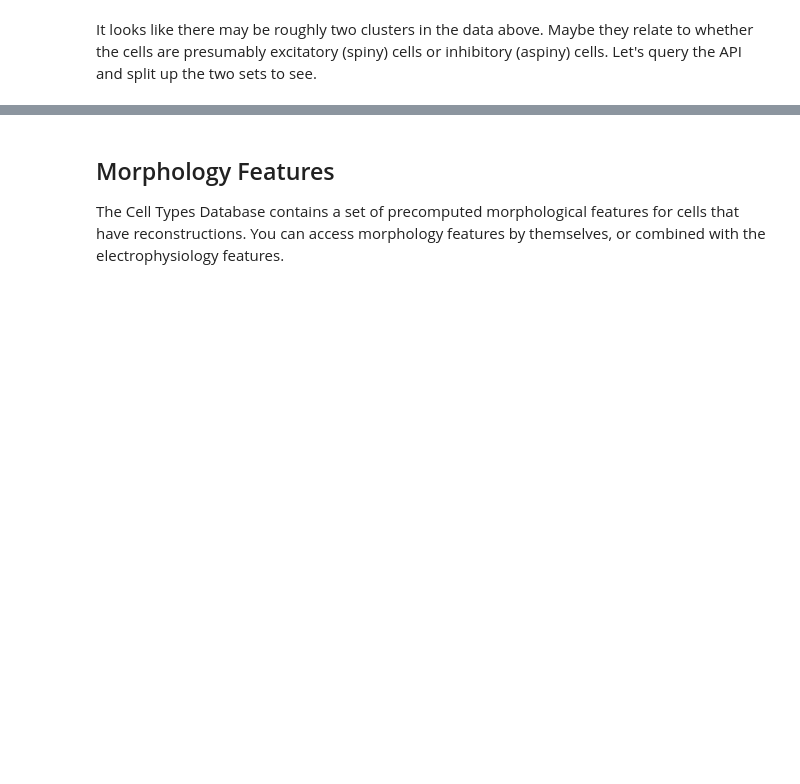
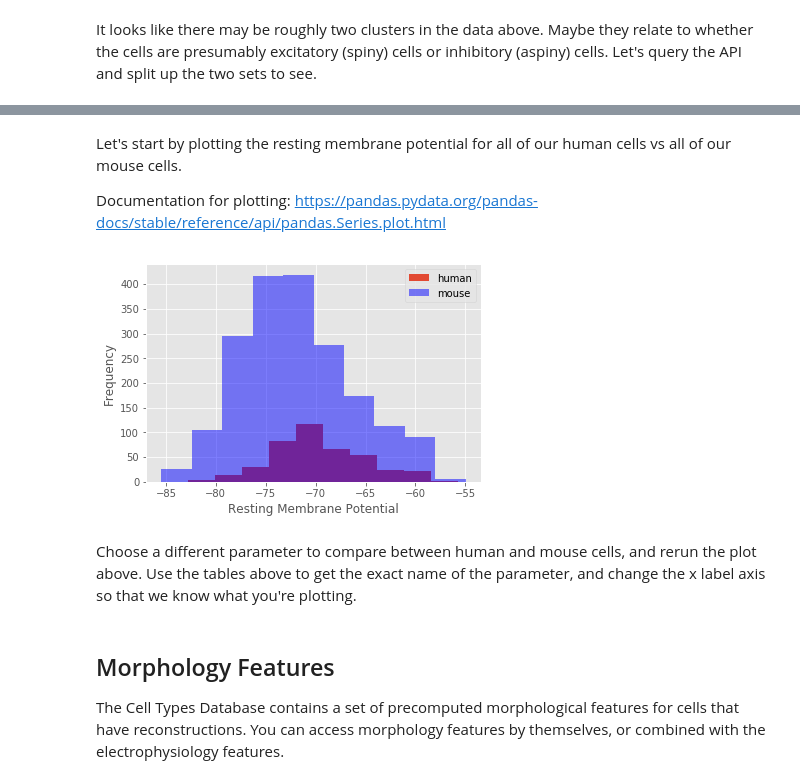
Before and after one commit to ajuavinett/BIPN145, a Jupyter notebook: Computer Lab #1 - Electrophysiology Cell Types.ipynb, the cells around one changed output, grey strips where cells are left out. Drawn from its saved outputs; the diff is of its cells as text; code cells hidden in the pictures; blank space fills up the shorter version.

```diff
--- a/Computer Lab #1 - Electrophysiology Cell Types.ipynb
+++ b/Computer Lab #1 - Electrophysiology Cell Types.ipynb
@@ -268,0 +230,14 @@ plt.show()
+# %%
+# make a dataframe out of ephys features
+ephys_features_df = pd.DataFrame.from_records(ephys_features)
+ephys_features_df.head(1)
+
+# grab mouse data and merge with dataframe
+mouse_cells = ctc.get_cells(species=[CellTypesApi.MOUSE])
+mouse_df = pd.DataFrame(mouse_cells)
+mouse_ephys_df = pd.merge(mouse_df,ephys_features_df,left_on='id',right_on='specimen_id',how='left')
+
+# grab human data and merge with dataframe
+human_cells = ctc.get_cells(species=[CellTypesApi.HUMAN])
+human_df = pd.DataFrame(human_cells)
+human_ephys_df = pd.merge(human_df,ephys_features_df,left_on='id',right_on='specimen_id',how='left')
@@ -269,3 +274,22 @@ plt.show()
+# %% [markdown]
+Let's start by plotting the resting membrane potential for all of our human cells vs all of our mouse cells.
+
+Documentation for plotting: https://pandas.pydata.org/pandas-docs/stable/reference/api/pandas.Series.plot.html
+# %%
+fig = plt.figure()
+
+# below it is set to plot input resistance ("ri"). this is where you can change what is being plotted.
+axes = human_ephys_df['vrest'].plot(kind="hist")
+axes = mouse_ephys_df['vrest'].plot(kind="hist",fc=(0, 0, 1, 0.5))
+
+# this is where you should change the label:
+axes.set_xlabel('Resting Membrane Potential')
+axes.legend(['human','mouse'])
+plt.show()
+# %% [output]
+[figure, added]
+# %% [markdown]
+Choose a different parameter to compare between human and mouse cells, and rerun the plot above. Use the tables above to get the exact name of the parameter, and change the x label axis so that we know what you're plotting.
 # %% [markdown]
 ## Morphology Features
 
```
Also changed, not shown: parts of 40 cells of this notebook.
